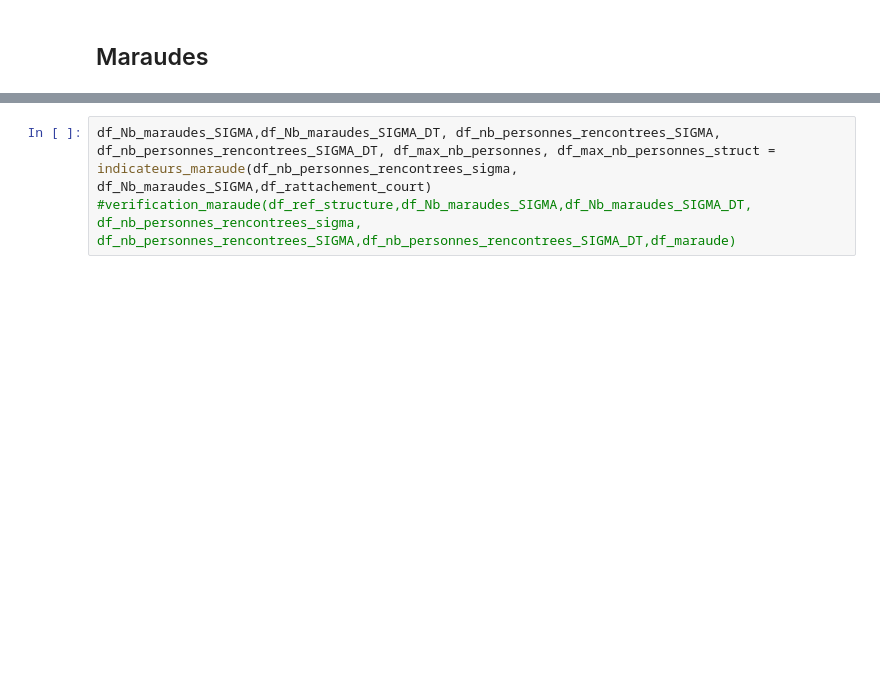
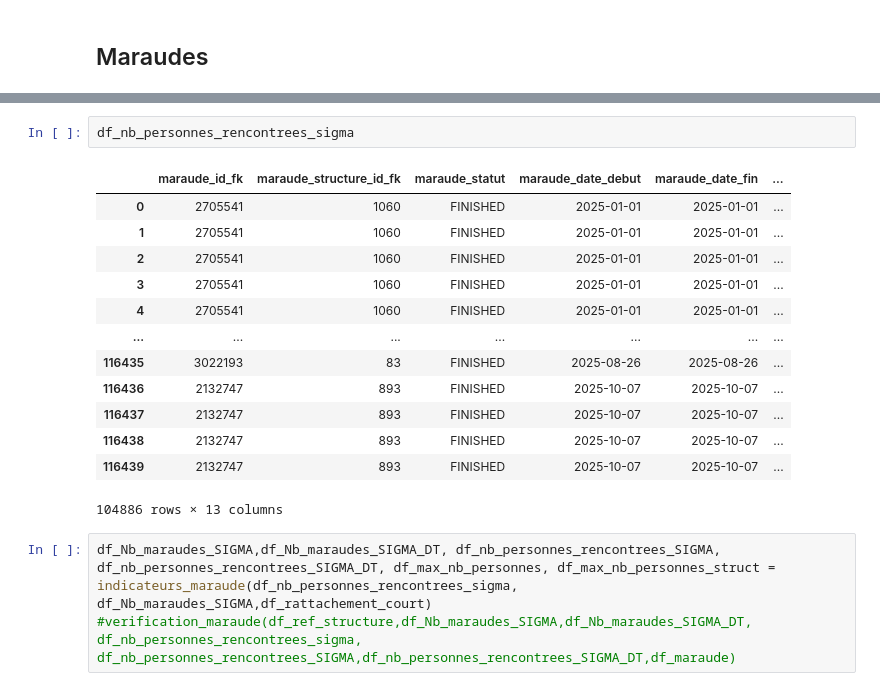
Before and after one commit to Croix-rouge-test/Code-PAT, a Jupyter notebook: Code_CSA.ipynb, the cells around one changed output, grey strips where cells are left out. Drawn from its saved outputs; the diff is of its cells as text; blank space fills up the shorter version.

```diff
--- a/Code_CSA.ipynb
+++ b/Code_CSA.ipynb
@@ -679,3 +707,19 @@ OK ✅ : sommes égales (30833) entre table struct[AEO Nb_personnes_domiciliees_
+# %%
+df_nb_personnes_rencontrees_sigma
+# %% [output]
+|  | maraude_id_fk | maraude_structure_id_fk | maraude_statut | maraude_date_debut | maraude_date_fin | ... |
+| 0 | 2705541 | 1060 | FINISHED | 2025-01-01 | 2025-01-01 | ... |
+| 1 | 2705541 | 1060 | FINISHED | 2025-01-01 | 2025-01-01 | ... |
+| 2 | 2705541 | 1060 | FINISHED | 2025-01-01 | 2025-01-01 | ... |
+| 3 | 2705541 | 1060 | FINISHED | 2025-01-01 | 2025-01-01 | ... |
+| 4 | 2705541 | 1060 | FINISHED | 2025-01-01 | 2025-01-01 | ... |
+| ... | ... | ... | ... | ... | ... | ... |
+| 116435 | 3022193 | 83 | FINISHED | 2025-08-26 | 2025-08-26 | ... |
+| 116436 | 2132747 | 893 | FINISHED | 2025-10-07 | 2025-10-07 | ... |
+| 116437 | 2132747 | 893 | FINISHED | 2025-10-07 | 2025-10-07 | ... |
+| 116438 | 2132747 | 893 | FINISHED | 2025-10-07 | 2025-10-07 | ... |
+| 116439 | 2132747 | 893 | FINISHED | 2025-10-07 | 2025-10-07 | ... |
+104886 rows × 13 columns
 # %%
 df_Nb_maraudes_SIGMA,df_Nb_maraudes_SIGMA_DT, df_nb_personnes_rencontrees_SIGMA, df_nb_personnes_rencontrees_SIGMA_DT, df_max_nb_personnes, df_max_nb_personnes_struct = indicateurs_maraude(df_nb_personnes_rencontrees_sigma, df_Nb_maraudes_SIGMA,df_rattachement_court)
 #verification_maraude(df_ref_structure,df_Nb_maraudes_SIGMA,df_Nb_maraudes_SIGMA_DT, df_nb_personnes_rencontrees_sigma, df_nb_personnes_rencontrees_SIGMA,df_nb_personnes_rencontrees_SIGMA_DT,df_maraude)
```
Also changed, not shown: parts of 46 cells of this notebook.
